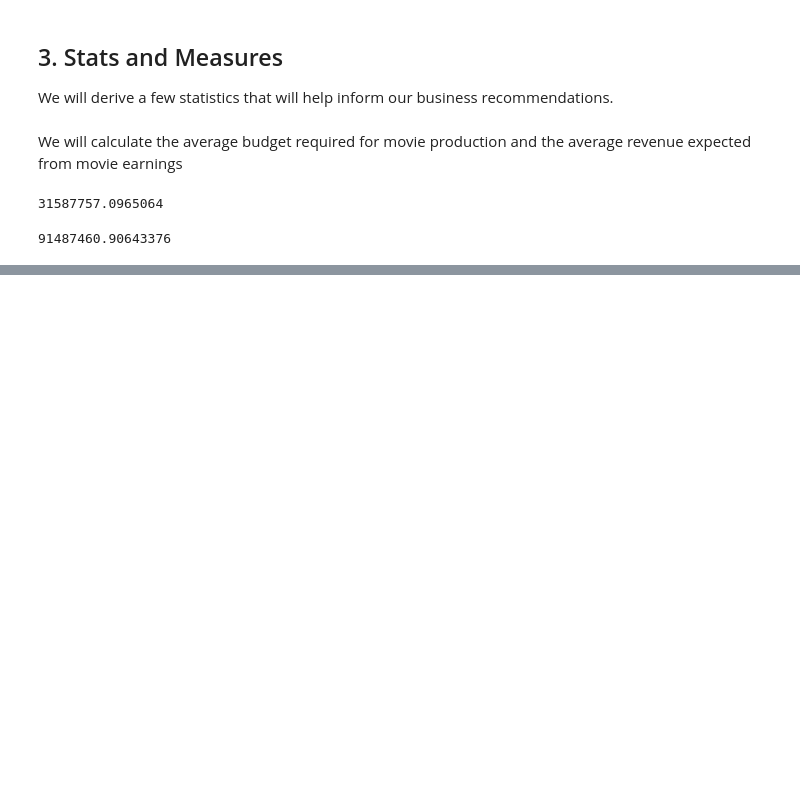
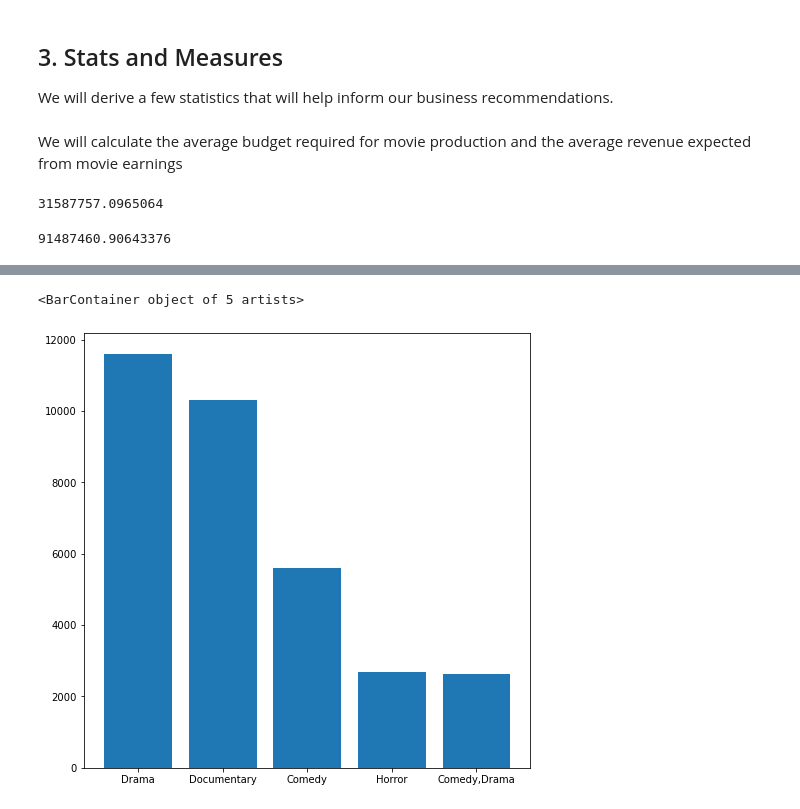
Before and after one commit to lewigi/dsc-phase-1-project-v2-4, a Jupyter notebook: student.ipynb, the cells around one changed output, grey strips where cells are left out. Saved outputs shown, nothing was run; the diff lists cells and outputs as text; code cells hidden in the pictures; blank space fills up the shorter version.

```diff
--- a/student.ipynb
+++ b/student.ipynb
@@ -630,0 +742,12 @@ avg_revenue
+# %%
+fig, ax = plt.subplots(figsize=(8,8))
+
+# Get values for x and y axis for the plot
+
+popular_genres = imdb_joined['genres'].value_counts()[0:5].index.to_list()
+popular_genres_freq = imdb_joined['genres'].value_counts()[0:5].to_list()
+
+ax.bar(popular_genres, popular_genres_freq)
+# %% [output]
+<BarContainer object of 5 artists>
+[figure, added]
```
Also changed, not shown: parts of 22 cells of this notebook.
